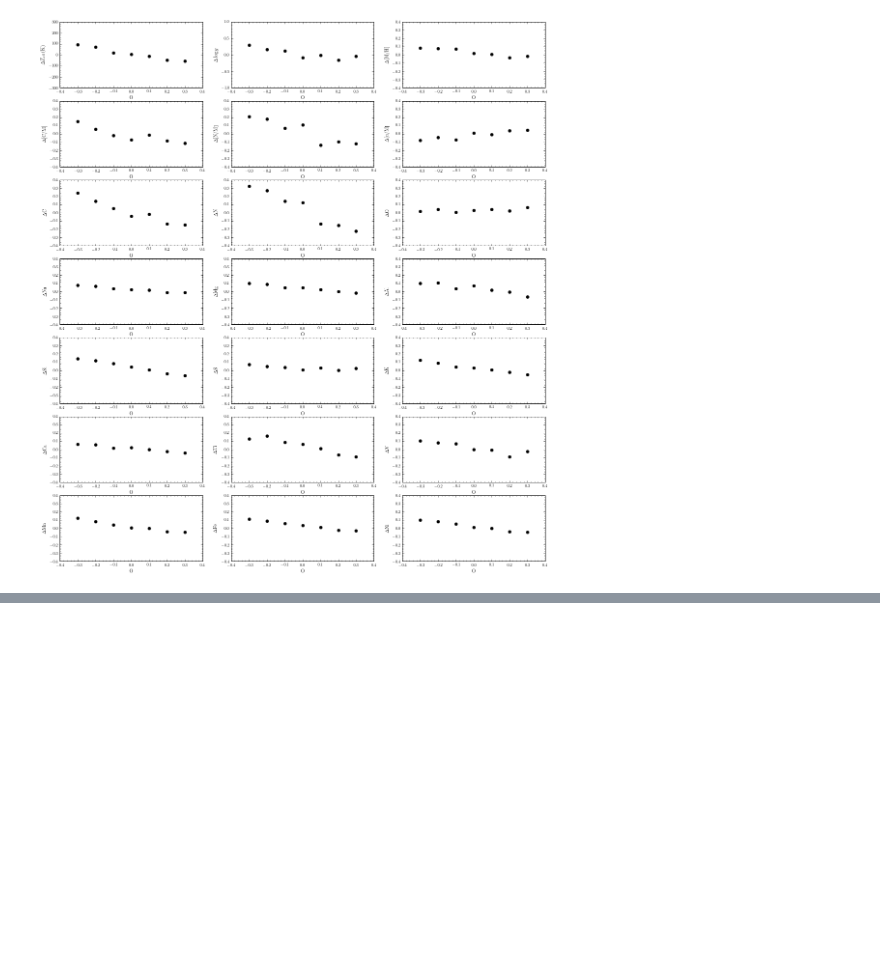
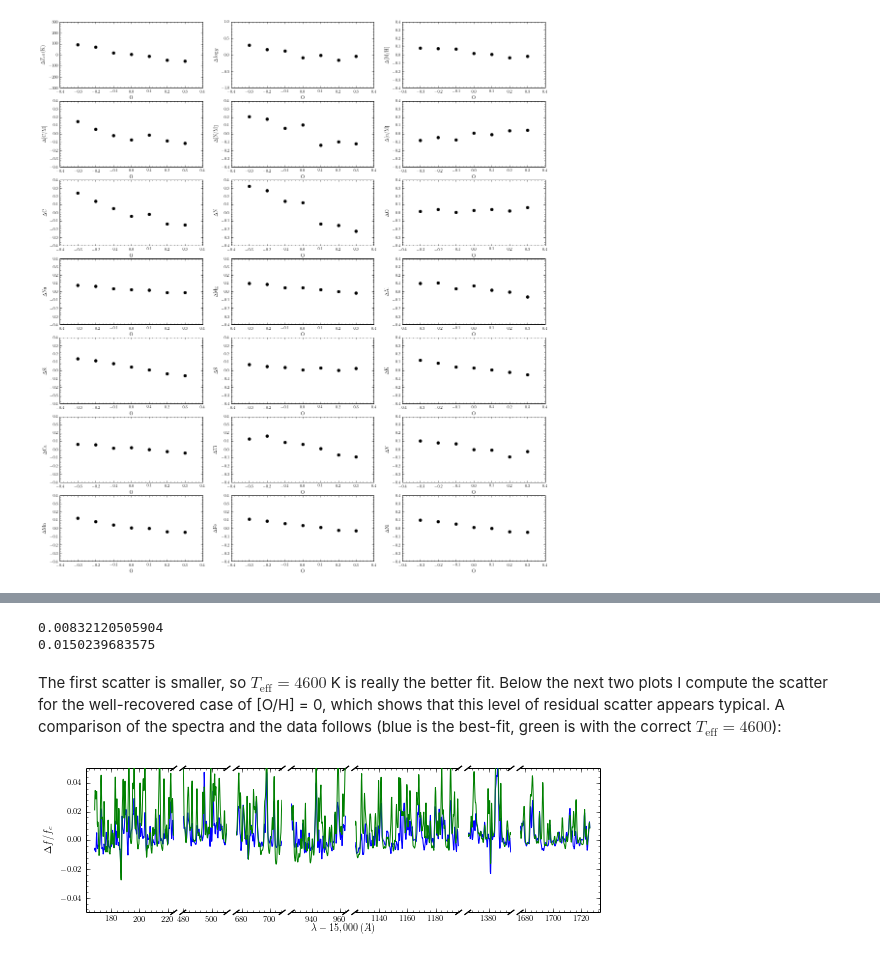
Before and after one commit to jobovy/misc-notebooks, a Jupyter notebook: apogee-aspcap-indivOvar.ipynb, the cells around one changed output, grey strips where cells are left out. Saved outputs shown, nothing was run; the diff lists cells and outputs as text; code cells hidden in the pictures; blank space fills up the shorter version.

```diff
--- a/apogee-aspcap-indivOvar.ipynb
+++ b/apogee-aspcap-indivOvar.ipynb
@@ -149,0 +190,18 @@ plot_results(ofes,results_fparam_45,newresults_felem_45,fparam_ref,var_label=r'$
+# %%
+ispec= apogee.modelspec.ferre.interpolate([4500.,results_fparam_45[0][0]],[2.5,results_fparam_45[0][1]],
+                                          [0.,results_fparam_45[0][3]],[-0.2,results_fparam_45[0][6]],
+                                          [0.,results_fparam_45[0][5]],[0.,results_fparam_45[0][4]],
+                                          lib='msGK',dr='apogeework',apStarWavegrid=True)
+# %%
+print numpy.nanstd(ispec[1]-synspecs45[0])
+print numpy.nanstd(ispec[0]-synspecs45[0])
+# %% [output]
+0.00832120505904
+0.0150239683575
+# %% [markdown]
+The first scatter is smaller, so $T_{\mathrm{eff}} = 4600$ K is really the better fit. Below the next two plots I compute the scatter for the well-recovered case of [O/H] = 0, which shows that this level of residual scatter appears typical. A comparison of the spectra and the data follows (blue is the best-fit, green is with the correct $T_{\mathrm{eff}} = 4600$):
+# %%
+splot.waveregions(ispec[1]-synspecs45[0],yrange=[-0.05,0.05],cleanZero=False,labelLines=False,ylabel=r'$\Delta f/f_c$')
+splot.waveregions(ispec[0]-synspecs45[0],cleanZero=False,overplot=True)
+# %% [output]
+[figure, added]
```
Also changed, not shown: parts of 23 cells of this notebook.
